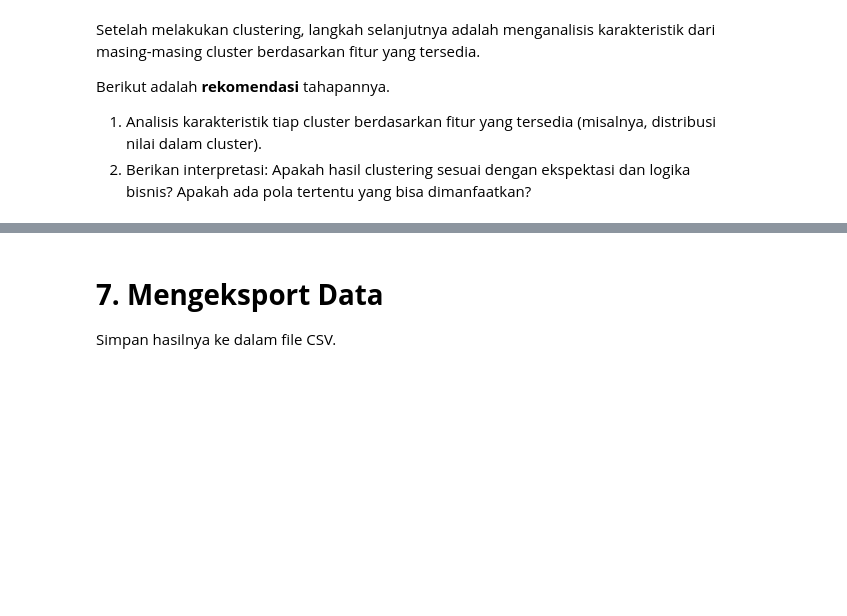
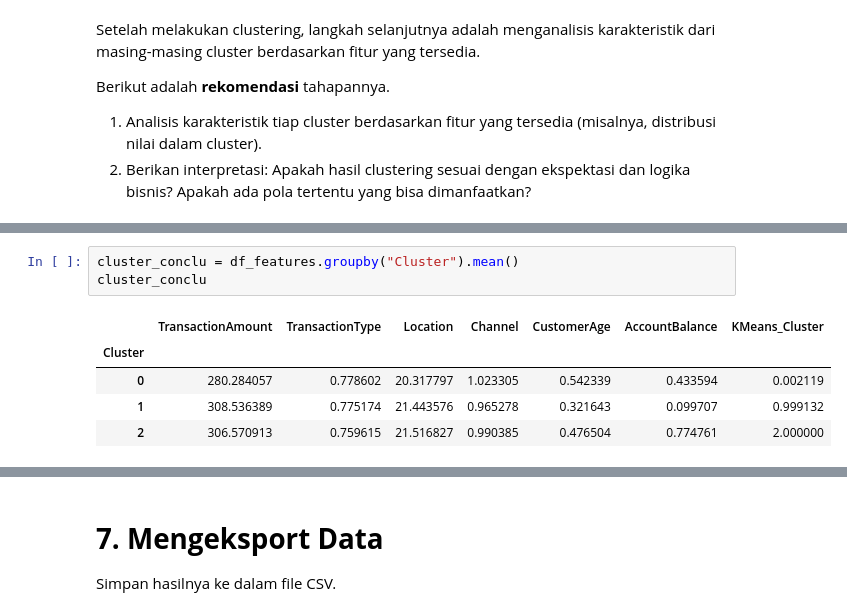
Before and after one commit to kresnaj/machinelearning-endproject-dicodingcourse, a Jupyter notebook: [Clustering]_Submission_Akhir_BMLP_Your_Name_(Updated).ipynb, the cells around one changed output, grey strips where cells are left out. Drawn from its saved outputs; the diff is of its cells as text; blank space fills up the shorter version.

```diff
--- a/[Clustering]_Submission_Akhir_BMLP_Your_Name_(Updated).ipynb
+++ b/[Clustering]_Submission_Akhir_BMLP_Your_Name_(Updated).ipynb
@@ -389,0 +362,9 @@ Berikut adalah analisis karakteristik untuk setiap cluster yang dihasilkan dari
+# %%
+cluster_conclu = df_features.groupby("Cluster").mean()
+cluster_conclu
+# %% [output]
+|  | TransactionAmount | TransactionType | Location | Channel | CustomerAge | AccountBalance | KMeans_Cluster |
+| Cluster |  |  |  |  |  |  |  |
+| 0 | 280.284057 | 0.778602 | 20.317797 | 1.023305 | 0.542339 | 0.433594 | 0.002119 |
+| 1 | 308.536389 | 0.775174 | 21.443576 | 0.965278 | 0.321643 | 0.099707 | 0.999132 |
+| 2 | 306.570913 | 0.759615 | 21.516827 | 0.990385 | 0.476504 | 0.774761 | 2.000000 |
```
Also changed, not shown: parts of 23 cells of this notebook.
